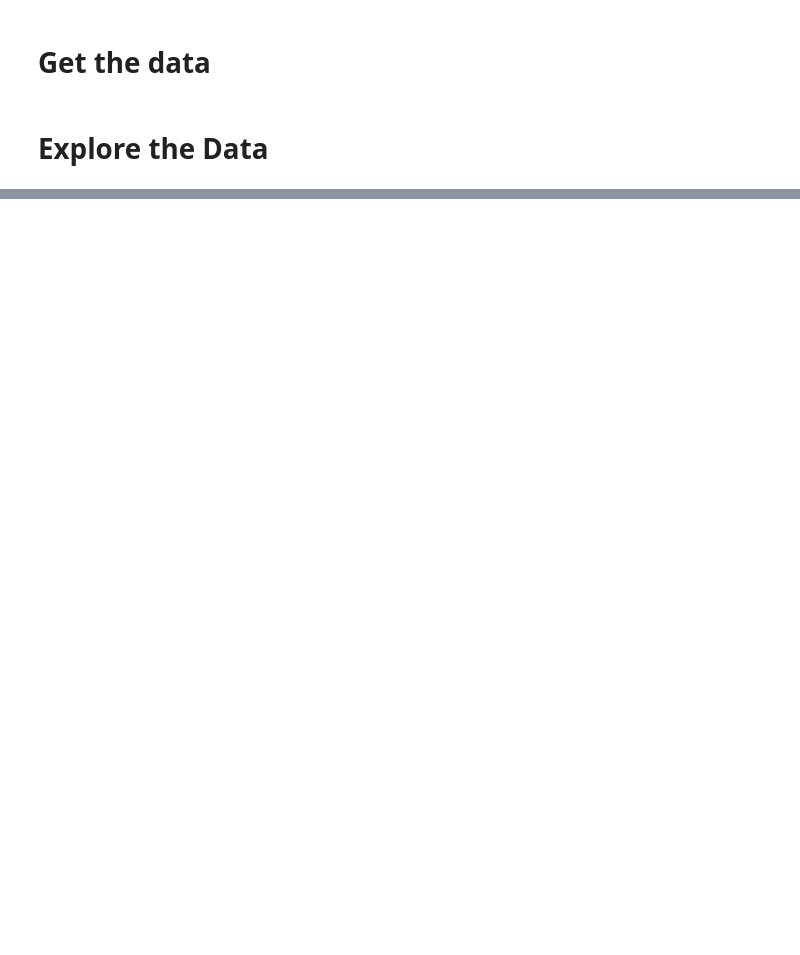
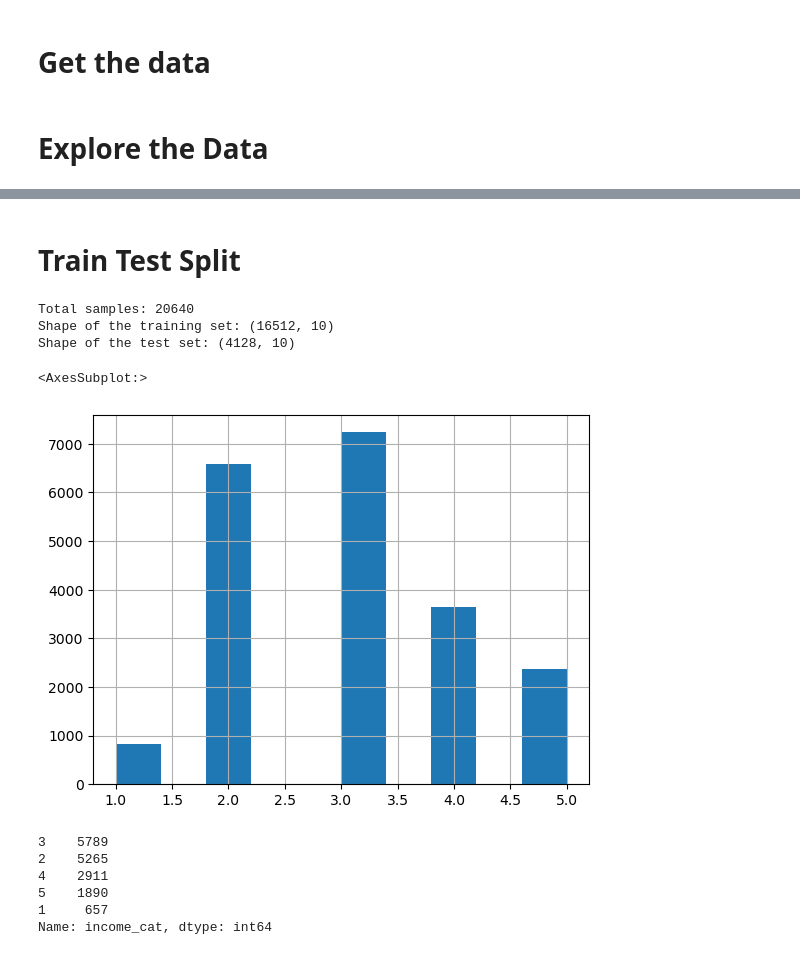
Before and after one commit to rameshgangwar/DeepLearning, a Jupyter notebook: housing_price_prediction/notebook.ipynb, the cells around one changed output, grey strips where cells are left out. Cells and saved outputs as stored; diff of their text form; code cells hidden in the pictures; blank space fills up the shorter version.

```diff
--- a/housing_price_prediction/notebook.ipynb
+++ b/housing_price_prediction/notebook.ipynb
@@ -68,0 +137,2 @@ True
+# %% [markdown]
+# Train Test Split
@@ -68,0 +144,18 @@ True
+# %%
+print('Total samples: 20640')
+print('Shape of the training set: {}'.format(train_set.shape))
+print('Shape of the test set: {}'.format(test_set.shape))
+# %% [output]
+Total samples: 20640
+Shape of the training set: (16512, 10)
+Shape of the test set: (4128, 10)
+# %%
+# Let's do stratified shuffle splitting.
+housing = df_raw.copy()
+# %%
+housing['income_cat'] = pd.cut(housing['median_income'], bins=[0., 1.5, 3.0, 4.5, 6., np.Inf], labels=[1, 2, 3, 4, 5])
+# %%
+housing['income_cat'].hist()
+# %% [output]
+<AxesSubplot:>
+[figure, added]
@@ -68,0 +170,10 @@ True
+# %%
+# Check the category wise samples.
+strat_train_set['income_cat'].value_counts()
+# %% [output]
+3    5789
+2    5265
+4    2911
+5    1890
+1     657
+Name: income_cat, dtype: int64
```
Also changed, not shown: parts of 27 cells of this notebook, 1 other file.
